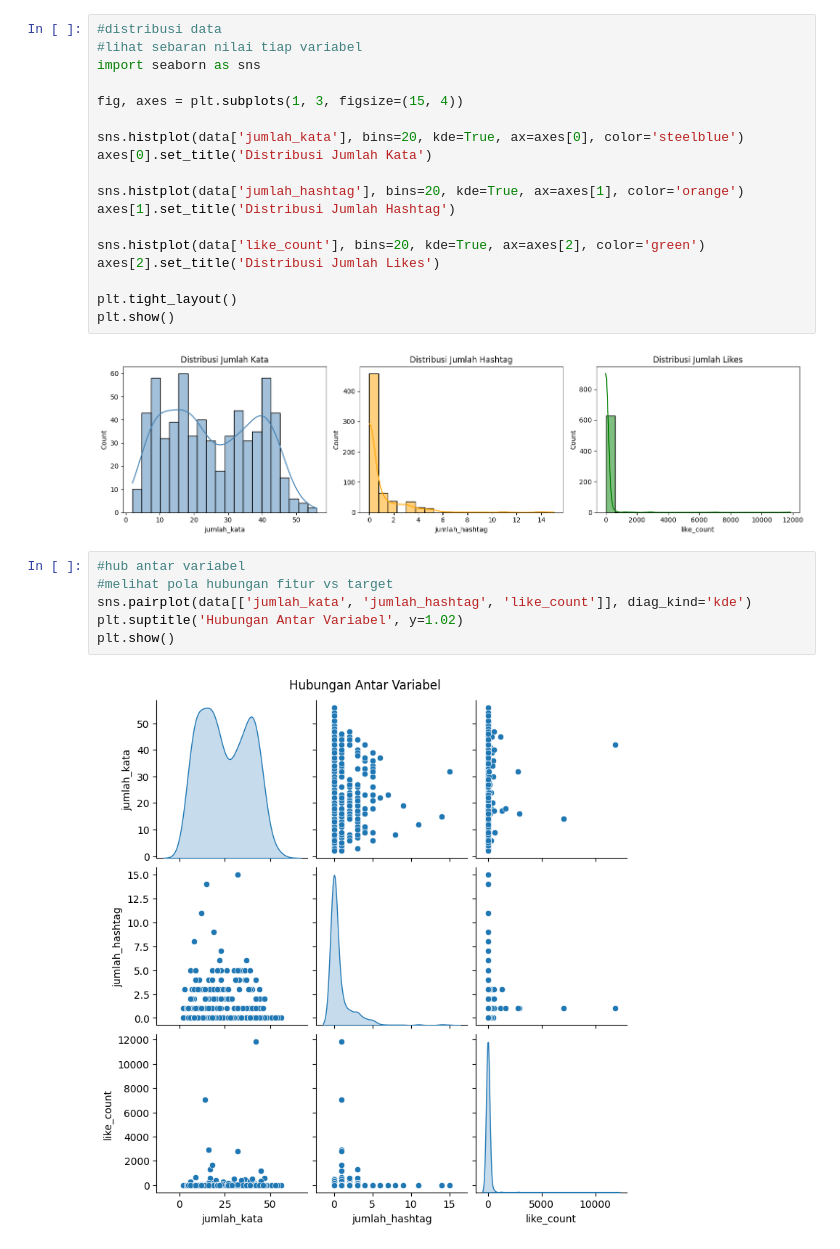
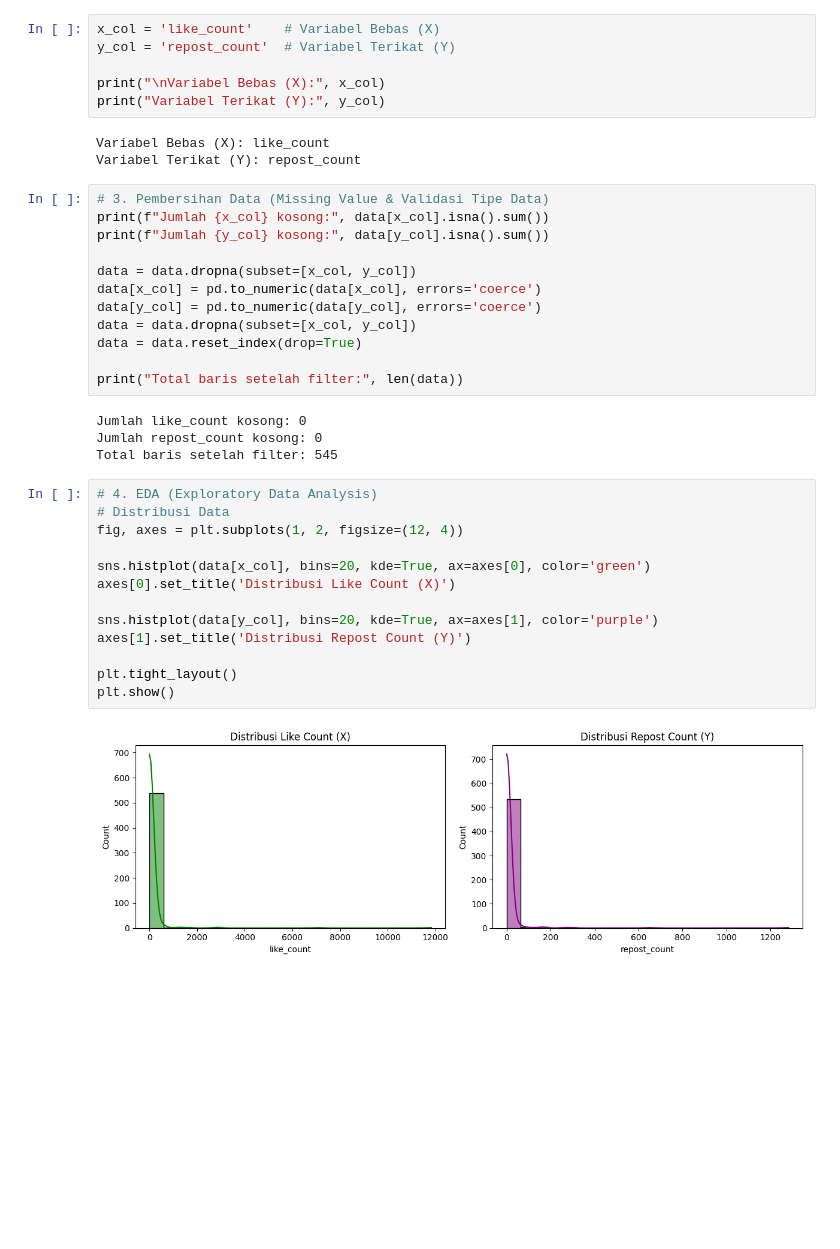
Before and after one commit to szuuuperr/ApplicationWeb-TimnasDataAnalysis, a Jupyter notebook: notebooks/03_regresi_timnas.ipynb, the cells around one changed output. Cells and saved outputs as stored; diff of their text form; blank space fills up the shorter version.

```diff
--- a/notebooks/03_regresi_timnas.ipynb
+++ b/notebooks/03_regresi_timnas.ipynb
@@ -64,29 +17,41 @@ Total baris setelah filter like_count: 635
+# %%
+x_col = 'like_count'    # Variabel Bebas (X)
+y_col = 'repost_count'  # Variabel Terikat (Y)
+
+print("\nVariabel Bebas (X):", x_col)
+print("Variabel Terikat (Y):", y_col)
+# %% [output]
+Variabel Bebas (X): like_count
+Variabel Terikat (Y): repost_count
+# %%
+# 3. Pembersihan Data (Missing Value & Validasi Tipe Data)
+print(f"Jumlah {x_col} kosong:", data[x_col].isna().sum())
+print(f"Jumlah {y_col} kosong:", data[y_col].isna().sum())
+
+data = data.dropna(subset=[x_col, y_col])
+data[x_col] = pd.to_numeric(data[x_col], errors='coerce')
+data[y_col] = pd.to_numeric(data[y_col], errors='coerce')
+data = data.dropna(subset=[x_col, y_col])
+data = data.reset_index(drop=True)
+
+print("Total baris setelah filter:", len(data))
+# %% [output]
+Jumlah like_count kosong: 0
+Jumlah repost_count kosong: 0
+Total baris setelah filter: 545
 # %%
-#distribusi data
-#lihat sebaran nilai tiap variabel
-import seaborn as sns
+# 4. EDA (Exploratory Data Analysis)
+# Distribusi Data
+fig, axes = plt.subplots(1, 2, figsize=(12, 4))
 
-fig, axes = plt.subplots(1, 3, figsize=(15, 4))
+sns.histplot(data[x_col], bins=20, kde=True, ax=axes[0], color='green')
+axes[0].set_title('Distribusi Like Count (X)')
 
-sns.histplot(data['jumlah_kata'], bins=20, kde=True, ax=axes[0], color='steelblue')
-axes[0].set_title('Distribusi Jumlah Kata')
-
-sns.histplot(data['jumlah_hashtag'], bins=20, kde=True, ax=axes[1], color='orange')
-axes[1].set_title('Distribusi Jumlah Hashtag')
-
-sns.histplot(data['like_count'], bins=20, kde=True, ax=axes[2], color='green')
-axes[2].set_title('Distribusi Jumlah Likes')
+sns.histplot(data[y_col], bins=20, kde=True, ax=axes[1], color='purple')
+axes[1].set_title('Distribusi Repost Count (Y)')
 
 plt.tight_layout()
 plt.show()
 # %% [output]
-[figure, old version]
+[figure, new version]
-# %%
-#hub antar variabel
-#melihat pola hubungan fitur vs target
-sns.pairplot(data[['jumlah_kata', 'jumlah_hashtag', 'like_count']], diag_kind='kde')
-plt.suptitle('Hubungan Antar Variabel', y=1.02)
-plt.show()
-# %% [output]
-[figure, removed]
 # %%
```
Also changed, not shown: parts of 13 cells of this notebook.
